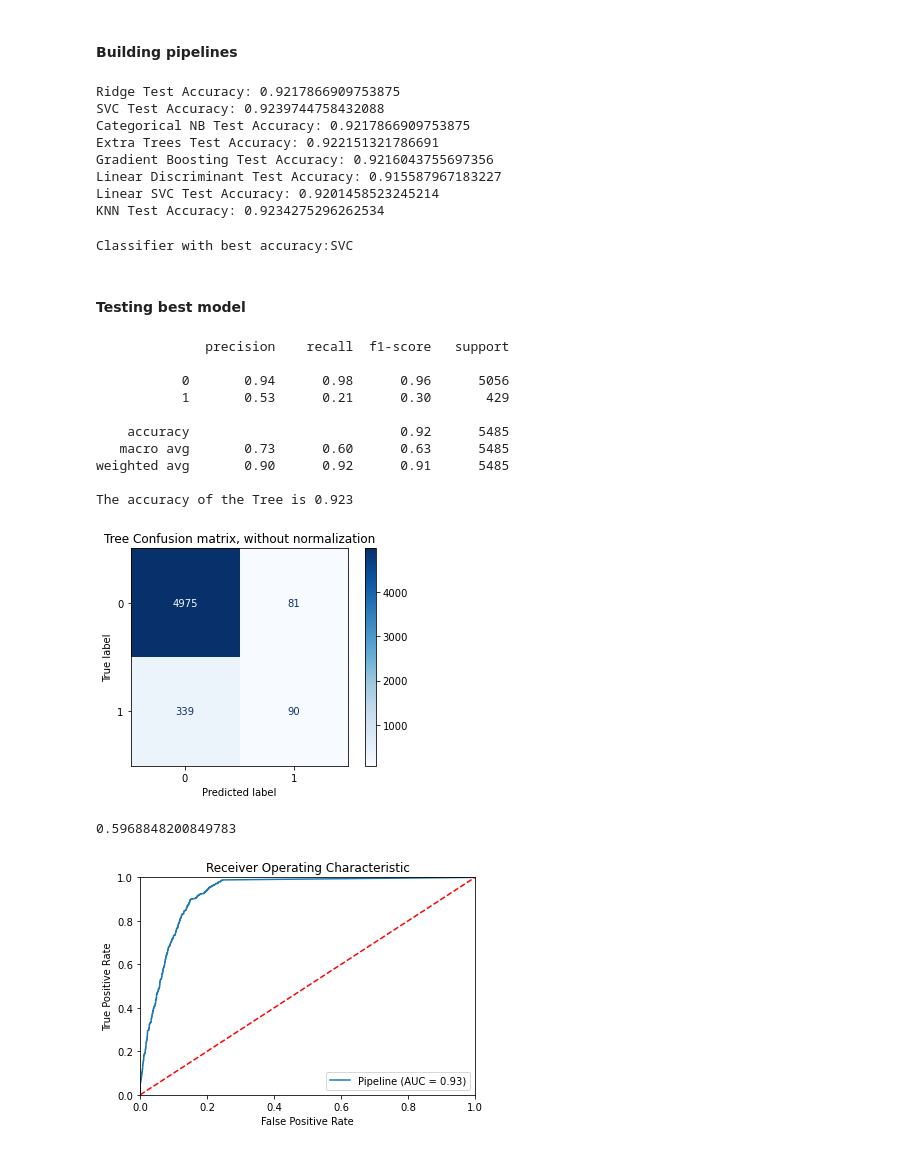
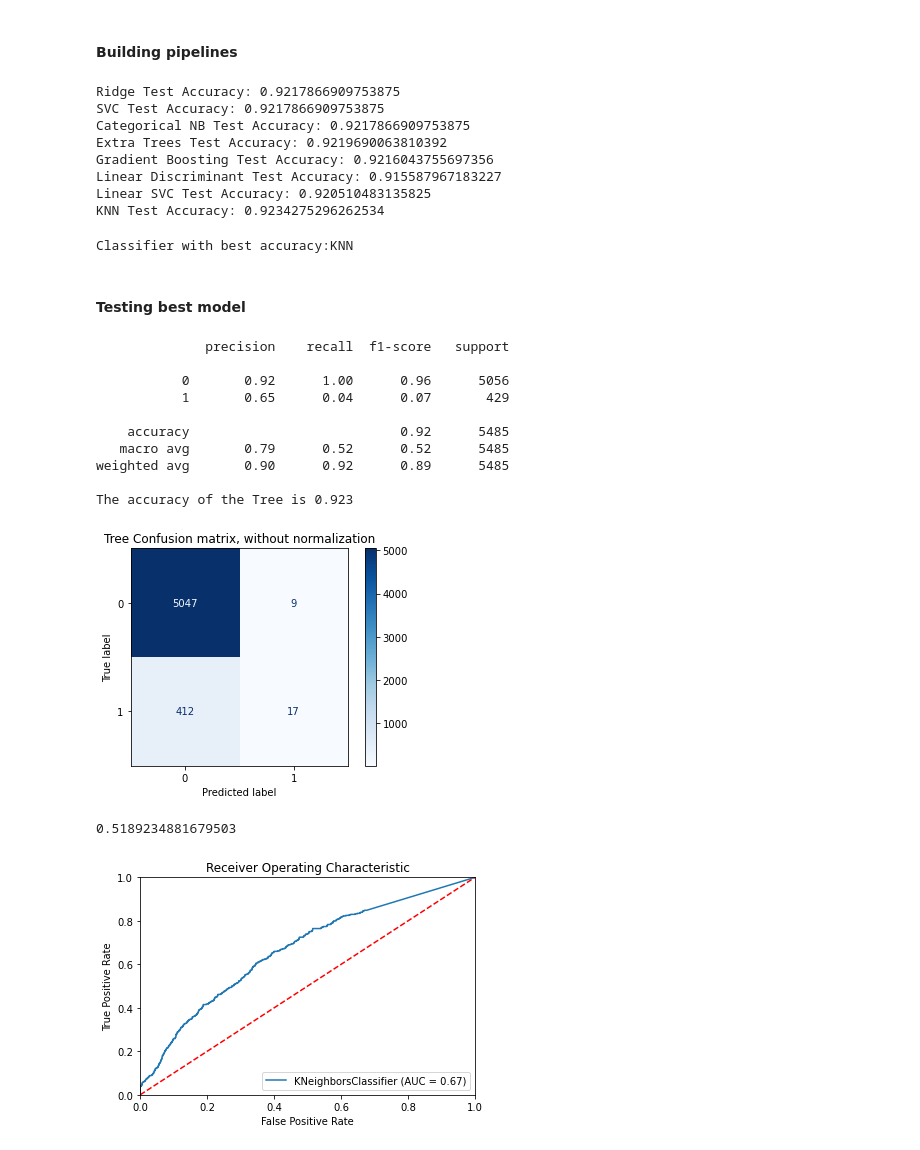
Before and after one commit to mathieujomain/Project_7_Supervised_ML_Nasa, a Jupyter notebook: Project_7_cleaning.ipynb, the cells around one changed output. Drawn from its saved outputs; the diff is of its cells as text; code cells hidden in the pictures.

```diff
--- a/Project_7_cleaning.ipynb
+++ b/Project_7_cleaning.ipynb
@@ -449,7 +449,7 @@ pipeline_cat = Pipeline([('cat_scaler', MinMaxScaler()),
 # %%
 pipeline_ext = Pipeline([('ext_scaler', MinMaxScaler()),
                          ('ext_pca', PCA(n_components=3)),
-                         ('ext_classifier', ExtraTreesClassifier(max_depth=30, min_samples_leaf=2, n_estimators=50))])
+                         ('ext_classifier', ExtraTreesClassifier(max_depth=25, min_samples_leaf=2, n_estimators=50))])
 # %%
 pipeline_gra = Pipeline([('gra_scaler', MinMaxScaler()),
                          ('gra_pca', PCA(n_components=3)),
@@ -461,7 +461,7 @@ pipeline_dis = Pipeline([('dis_scaler', MinMaxScaler()),
 # %%
 pipeline_linsvc = Pipeline([('linsvc_scaler', MinMaxScaler()),
                             ('linsvc_pca', PCA(n_components=3)),
-                            ('linsvc_classifier', LinearSVC(C=100))])
+                            ('linsvc_classifier', LinearSVC(C=0.1))])
 # %%
 pipeline_knn = Pipeline([('knn_scaler', MinMaxScaler()),
                          ('knn_pca', PCA(n_components=3)),
@@ -488,12 +488,12 @@ for i,model in enumerate(pipelines):
     print("{} Test Accuracy: {}".format(pipe_dict[i], model.score(X_test, y_test)))
 # %% [output]
 Ridge Test Accuracy: 0.9217866909753875
-SVC Test Accuracy: 0.9239744758432088
+SVC Test Accuracy: 0.9217866909753875
 Categorical NB Test Accuracy: 0.9217866909753875
-Extra Trees Test Accuracy: 0.922151321786691
+Extra Trees Test Accuracy: 0.9219690063810392
 Gradient Boosting Test Accuracy: 0.9216043755697356
 Linear Discriminant Test Accuracy: 0.915587967183227
-Linear SVC Test Accuracy: 0.9201458523245214
+Linear SVC Test Accuracy: 0.920510483135825
 KNN Test Accuracy: 0.9234275296262534
 # %%
 #Finding out best model
@@ -504,7 +504,7 @@ for i,model in enumerate(pipelines):
         best_classifier = i
 print('Classifier with best accuracy:{}'.format(pipe_dict[best_classifier]))
 # %% [output]
-Classifier with best accuracy:SVC
+Classifier with best accuracy:KNN
 # %% [markdown]
 #### Testing best model
 # %%
@@ -517,29 +517,29 @@ def generate_results(prediction, y_test, model, x_test):
     cm.ax_.set_title('Tree Confusion matrix, without normalization');
 # %%
 #Testing best model
-model_test = SVC(C=0.1, degree=0)
-result_test = model.fit(X_train,y_train)
+model_test = KNeighborsClassifier(metric='euclidean', n_neighbors=20, weights='distance')
+result_test = model_test.fit(X_train,y_train)
 prediction_test = result_test.predict(X_test)
 
 print(classification_report(y_test,prediction_test))
 
-generate_results(prediction_test,y_test,model,X_test)
+generate_results(prediction_test,y_test,model_test,X_test)
 # %% [output]
               precision    recall  f1-score   support
 
-           0       0.94      0.98      0.96      5056
-           1       0.53      0.21      0.30       429
+           0       0.92      1.00      0.96      5056
+           1       0.65      0.04      0.07       429
 
     accuracy                           0.92      5485
-   macro avg       0.73      0.60      0.63      5485
-weighted avg       0.90      0.92      0.91      5485
+   macro avg       0.79      0.52      0.52      5485
+weighted avg       0.90      0.92      0.89      5485
 
 The accuracy of the Tree is 0.923
-[figure, old version]
+[figure, new version]
 # %%
 print(metrics.roc_auc_score(y_test, prediction_test))
 # %% [output]
-0.5968848200849783
+0.5189234881679503
 # %%
 # Plotting the ROC curve
 metrics.plot_roc_curve(result_test, X_test, y_test)
@@ -555,4 +555,4 @@ plt.xlabel('False Positive Rate')
 
 plt.show()
 # %% [output]
-[figure, old version]
+[figure, new version]
```
Also changed, not shown: parts of 2 cells of this notebook.
